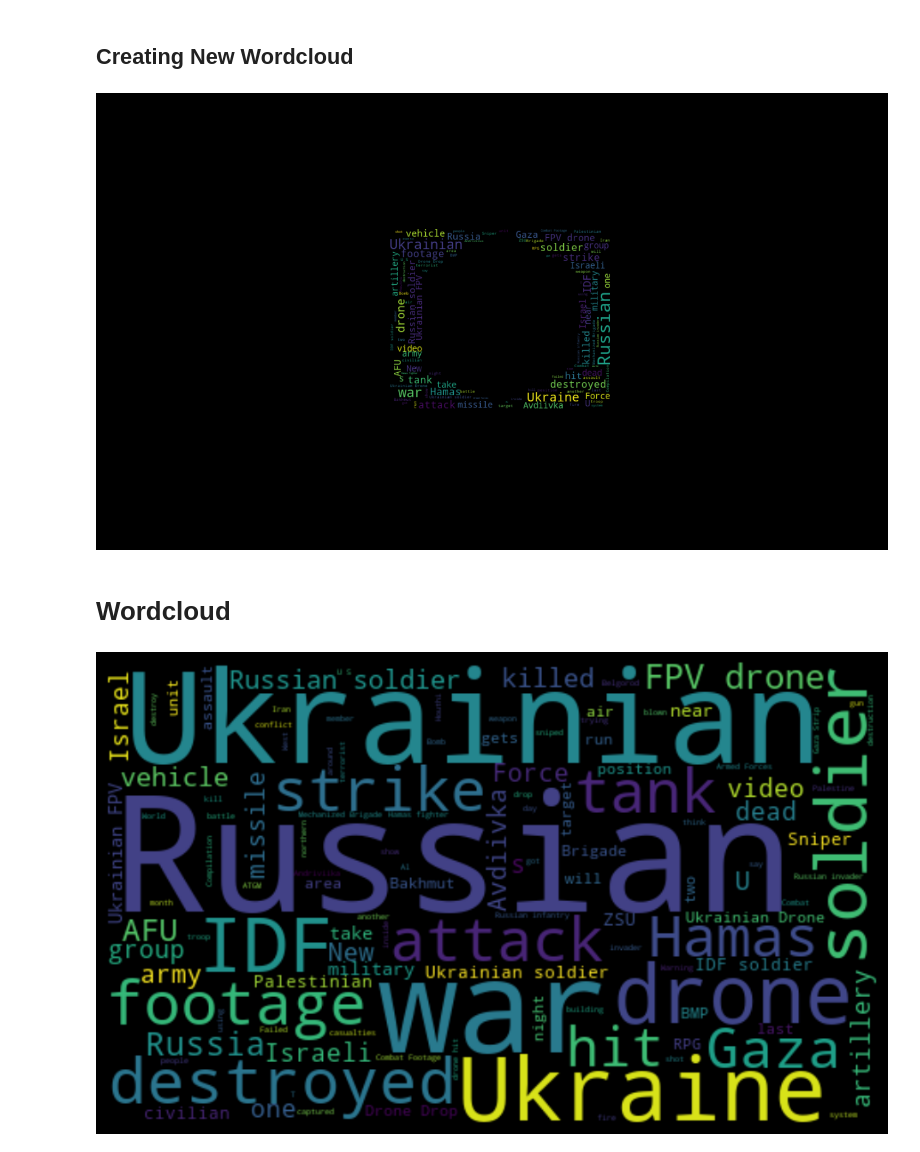
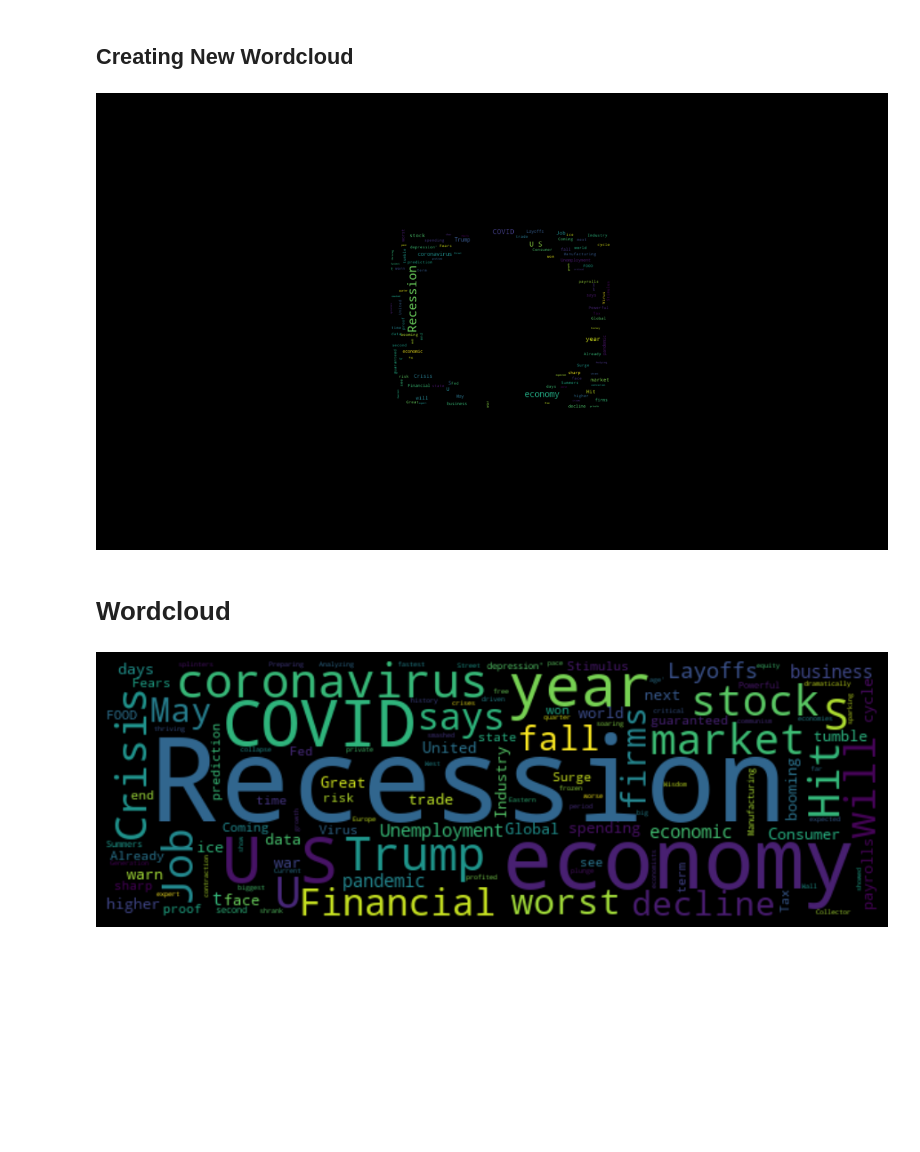
Before and after one commit to Srimanth3/Text-Based-Analysis, a Jupyter notebook: AssignmentThree (2).ipynb, the cells around one changed output. Drawn from its saved outputs; the diff is of its cells as text; code cells hidden in the pictures; blank space fills up the shorter version.

```diff
--- a/AssignmentThree (2).ipynb
+++ b/AssignmentThree (2).ipynb
@@ -37,9 +29,7 @@ The **"bitcoin"** subreddit channel will be use for this project
 # %%
-# Hot new rising topics
-
 headlines = set()
-for submission in reddit.subreddit("war").hot(limit=None): # Using Trending Topic as Bitcoin
-    print(submission.title)# Subreddit Title
+for submission in reddit.subreddit("recession").hot(limit=None):
+    print(submission.title)#Subreddit Title
     print(submission.id) #ID
     print(submission.author) #Author of the subreddit
     print(submission.created_utc) #Date and time being created
@@ -62,7 +52,7 @@ https://v.redd.it/zenaowurtrkc1
  ## **Get total comment in Subreddit**
 # %%
 headlines = set()
-for submission in reddit.subreddit("war").hot(limit=None): # Retreving the tittle of hot posts in Bitcoin subreddit.
+for submission in reddit.subreddit("recession").hot(limit=None): # Retreving the tittle of hot posts in recession subreddit.
     headlines.add(submission.title)
 print(len(headlines)) # Printing the no of Unique Headlines
 # %% [output]
@@ -287,21 +277,21 @@ plt.imshow(wordcloud, interpolation='bilinear')
 plt.axis("off")
 plt.show()
 # %% [output]
-[figure, old version]
+[figure, new version]
 # %% [markdown]
 # Wordcloud
 # %%
 text = ' '.join( [twts for twts in war_df['Titles']] ) # To join all tweet
     # generate word cloud
-wordcloud = WordCloud(width=500, height = 300,
+wordcloud = WordCloud(width=600, height = 200, ## height and Width of the word cloud
 
                       max_words = 120,
                       stopwords = STOPWORDS,
                       background_color="black").generate(text)
 
 # Display the generated image:
 plt.figure( figsize=(10,10), facecolor='k' )
 plt.imshow(wordcloud, interpolation='bilinear')
 plt.axis("off");
 # %% [output]
-[figure, old version]
+[figure, new version]
```
Also changed, not shown: parts of 12 cells of this notebook.
